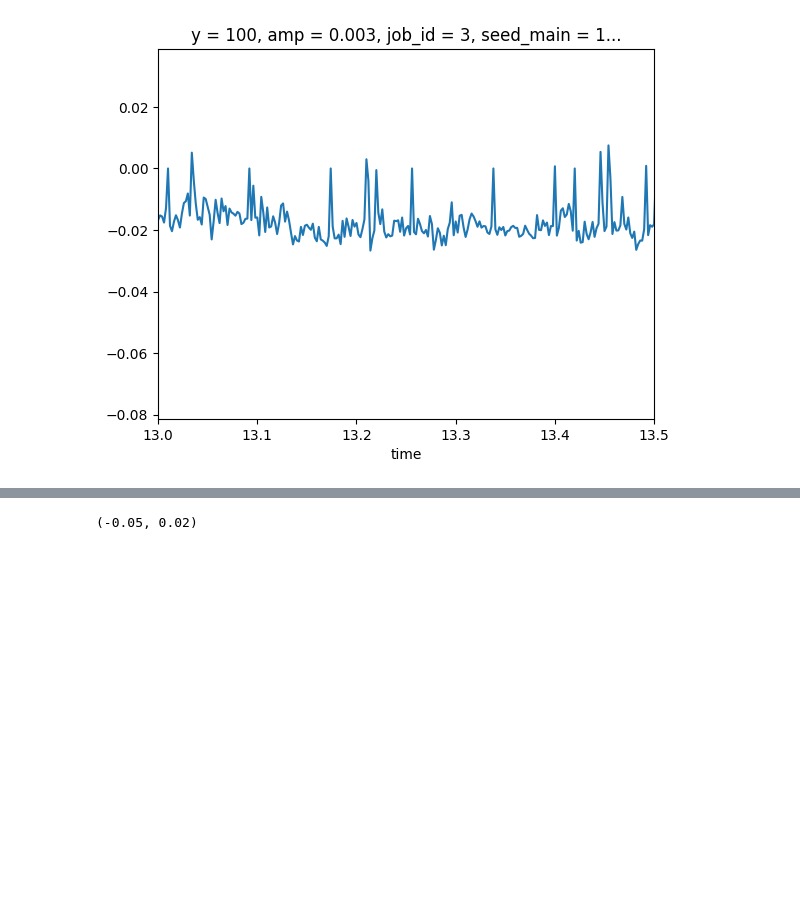
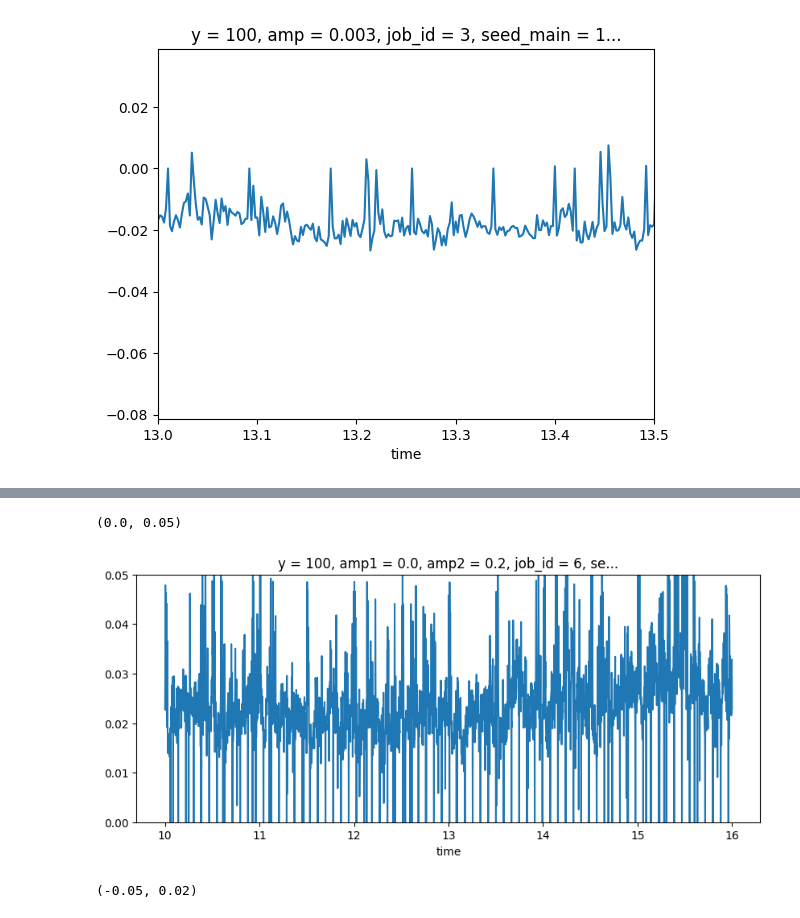
Before and after one commit to niknovikov19/A1-OUinp, a Jupyter notebook: dev_scratch/misc.ipynb, the cells around one changed output, grey strips where cells are left out. Drawn from its saved outputs; the diff is of its cells as text; code cells hidden in the pictures; blank space fills up the shorter version.

```diff
--- a/dev_scratch/misc.ipynb
+++ b/dev_scratch/misc.ipynb
@@ -152,0 +184,9 @@ Attributes:
+# %%
+fpath_in = (
+    dirpath_root / 'dev_scratch/artifacts/net_2pulses_var_seed_f_amps_dt0' /
+    #'exp_L2_nseed_1_f_2_amp1_0_0.04_3_amp2_0_0.2_3_dt0_0_t_5.0_50.0_lfp_0_300_50_ictrl_ee5_efb5_wmult_0.25_ee_0.5_2pulse_IT2_PV2_d_20_c_25_r_1000_0_t0_5000_jit_0_tlast_45000.0' /
+    'exp_L2_nseed_1_f_2_amp1_0_0.04_3_amp2_0_0.2_3_dt0_0_t_5.0_25.0_lfp_0_300_50_ictrl_ee5_efb10_wmult_0.25_ee_0.5_2pulse_IT2_PV2_d_20_c_25_r_1000_0_t0_5000_jit_0_tlast_20000.0'
+    / 'lfp_xr_combined.nc'
+)
+X = xr.open_dataarray(fpath_in)
+X
@@ -153,3 +213,18 @@ Attributes:
+# %%
+t0 = 10
+T = 6
+x0 = X.isel(seed_main=0, f=0, dt0=0, amp1=0, amp2=0)
+x = X.isel(seed_main=0, f=0, dt0=0, amp1=0, amp2=2)
+x = x.sel(time=slice(t0, t0 + T))
+x0 = x0.sel(time=slice(t0, t0 + T))
+plt.figure(figsize=(10, 4))
+yvis = 100
+(x.sel(y=yvis) * 1).plot()
+#(x0.sel(y=yvis) * 1).plot()
+plt.ylim(0, 0.05)
+# %% [output]
+(0.0, 0.05)
+[figure, added]
 # %%
 x = X.isel(seed_main=0, f=0, dt0=0, amp1=0, amp2=-1)
 x = x.sel(y=100)
```
Also changed, not shown: parts of 5 cells of this notebook, 3 other files.
